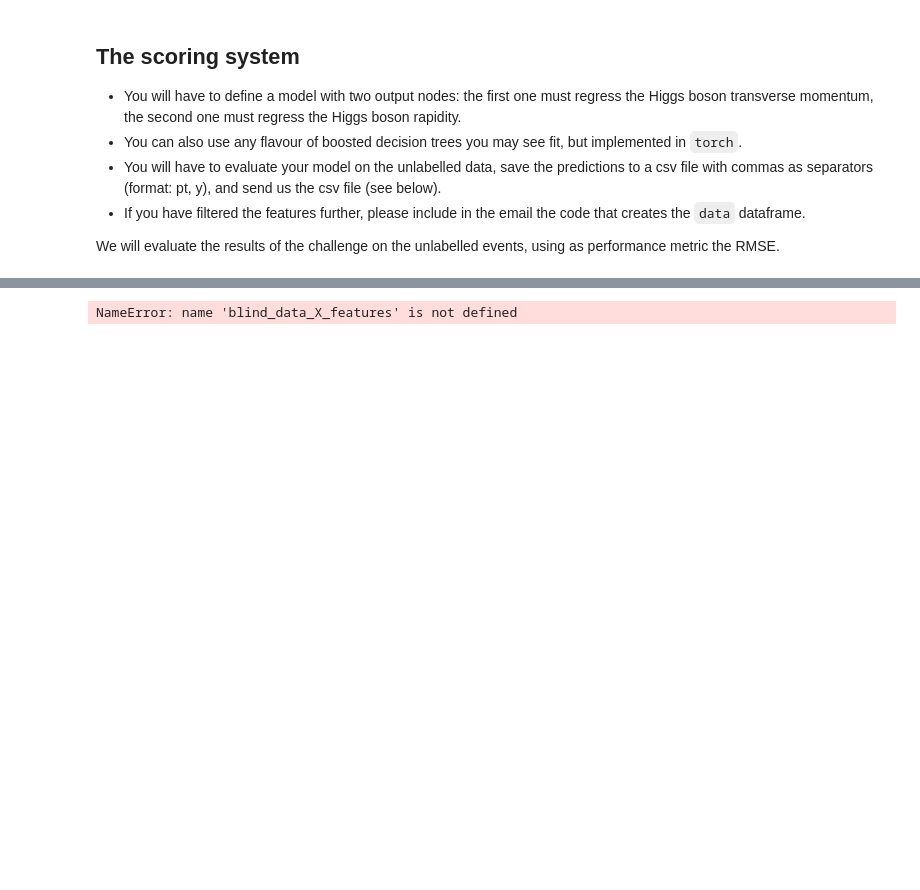
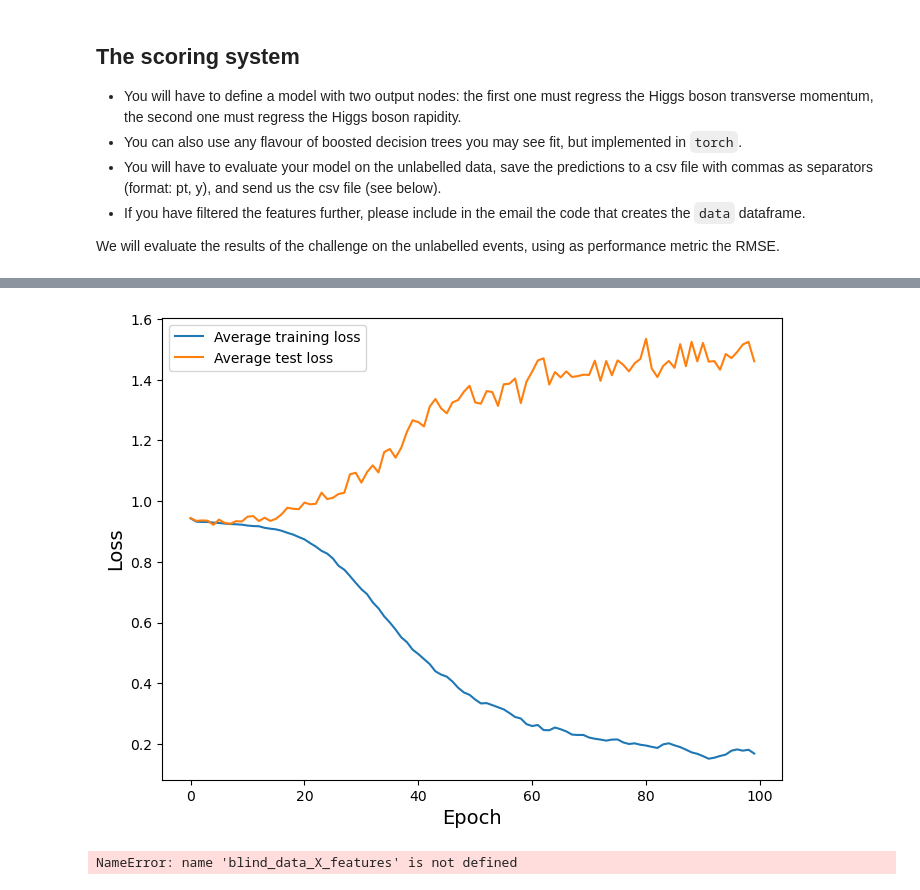
Before and after one commit to EstevaoMGomes/Challenge-ML-LIP, a Jupyter notebook: dataChallenge.ipynb, the cells around one changed output, grey strips where cells are left out. Cells and saved outputs as stored; diff of their text form; code cells hidden in the pictures; blank space fills up the shorter version.

Commit message:
Updated dataChallenge nb

```diff
--- a/dataChallenge.ipynb
+++ b/dataChallenge.ipynb
@@ -171,11 +179,11 @@ class MyDataset(Dataset):
 batch_size=1024 # Minibatch learning
 
 
-train_dataset = MyDataset(train_test_data, train_test_labels)
-# test_dataset = MyDataset(blind_data, y_test)
+train_dataset = MyDataset(train_data, train_labels)
+val_dataset = MyDataset(val_data, val_labels)
 
 train_dataloader = DataLoader(train_dataset, batch_size=batch_size, shuffle=True)
-# test_dataloader = DataLoader(test_dataset, batch_size=batch_size, shuffle=True)
+test_dataloader = DataLoader(val_dataset, batch_size=batch_size, shuffle=True)
 
 train_features, train_labels = next(iter(train_dataloader))
 print(f"Feature batch shape: {train_features.size()}")
@@ -190,7 +198,9 @@ class NeuralNetwork(nn.Module):
         self.device = device
 
         self.linear_relu_stack = nn.Sequential(
-            nn.Linear(ninputs, 512),
+            nn.Linear(ninputs, 1024),
+            nn.LeakyReLU(),
+            nn.Linear(1024, 512),
             nn.LeakyReLU(),
             nn.Linear(512, 128),
             nn.LeakyReLU(),
@@ -207,12 +217,12 @@ class NeuralNetwork(nn.Module):
         x = self.linear_relu_stack(x)
         return x
 
-model = NeuralNetwork(train_test_data.shape[1])
+model = NeuralNetwork(train_data.shape[1])
 
 print(model) # some basic info
 
 print("Now let's see some more detailed info by using the torchinfo package")
-torchinfo.summary(model, input_size=(batch_size, train_test_data.shape[1])) # the input size is (batch size, number of features)
+torchinfo.summary(model, input_size=(batch_size, train_data.shape[1])) # the input size is (batch size, number of features)
 # %% [output]
 NeuralNetwork(
   (linear_relu_stack): Sequential(
@@ -350,12 +362,12 @@ def test_loop(dataloader, model, loss_fn, device):
     return np.mean(losses)
 # %%
 epochs=100
-learningRate = 0.01
+learningRate = 0.001
 
 # The optimizer decides which path to follow through the gradient of the loss function
 optimizer = torch.optim.Adam(model.parameters(), lr=learningRate)
 # The scheduler reduces the learning rate for the optimizer in order to for the optimizer to be able to "enter" narrow minima
-scheduler = torch.optim.lr_scheduler.StepLR(optimizer, 10, gamma=0.9)
+scheduler = torch.optim.lr_scheduler.StepLR(optimizer, 100, gamma=0.9)
 
 train_losses=[]
 test_losses=[]
@@ -363,11 +375,11 @@ best_model_path = "best_dnn_model.h5"
 for t in range(epochs):
     print(f"Epoch {t+1}\n-------------------------------")
     train_loss=train_loop(train_dataloader, model, loss_fn, optimizer, scheduler, best_model_path, device)
-    # test_loss=test_loop(test_dataloader, model, loss_fn, device)
+    test_loss=test_loop(test_dataloader, model, loss_fn, device)
     train_losses.append(train_loss)
-    # test_losses.append(test_loss)
-    print("Avg train loss", train_loss, ", Current learning rate", scheduler.get_last_lr())
-    # print("Avg train loss", train_loss, ", Avg test loss", test_loss, "Current learning rate", scheduler.get_last_lr())
+    test_losses.append(test_loss)
+    # print("Avg train loss", train_loss, ", Current learning rate", scheduler.get_last_lr())
+    print("Avg train loss", train_loss, ", Avg test loss", test_loss, "Current learning rate", scheduler.get_last_lr())
 print("Done!")
 # %% [output]
 Epoch 1
@@ -406,6 +418,17 @@ Avg train loss 0.91441894 , Current learning rate [0.009000000000000001]
 Epoch 12
 -------------------------------
 ... (88 outputs left out)
+# %%
+plt.figure()
+plt.plot(train_losses, label="Average training loss")
+plt.plot(test_losses, label="Average test loss")
+plt.xlabel("Epoch")
+plt.ylabel("Loss")
+plt.legend(loc="best")
+plt.show()
+plt.close()
+# %% [output]
+[figure, added]
 # %%
 to_send = model(blind_data_X_features).cpu().numpy()
 
```
Also changed, not shown: parts of 3 cells of this notebook.
